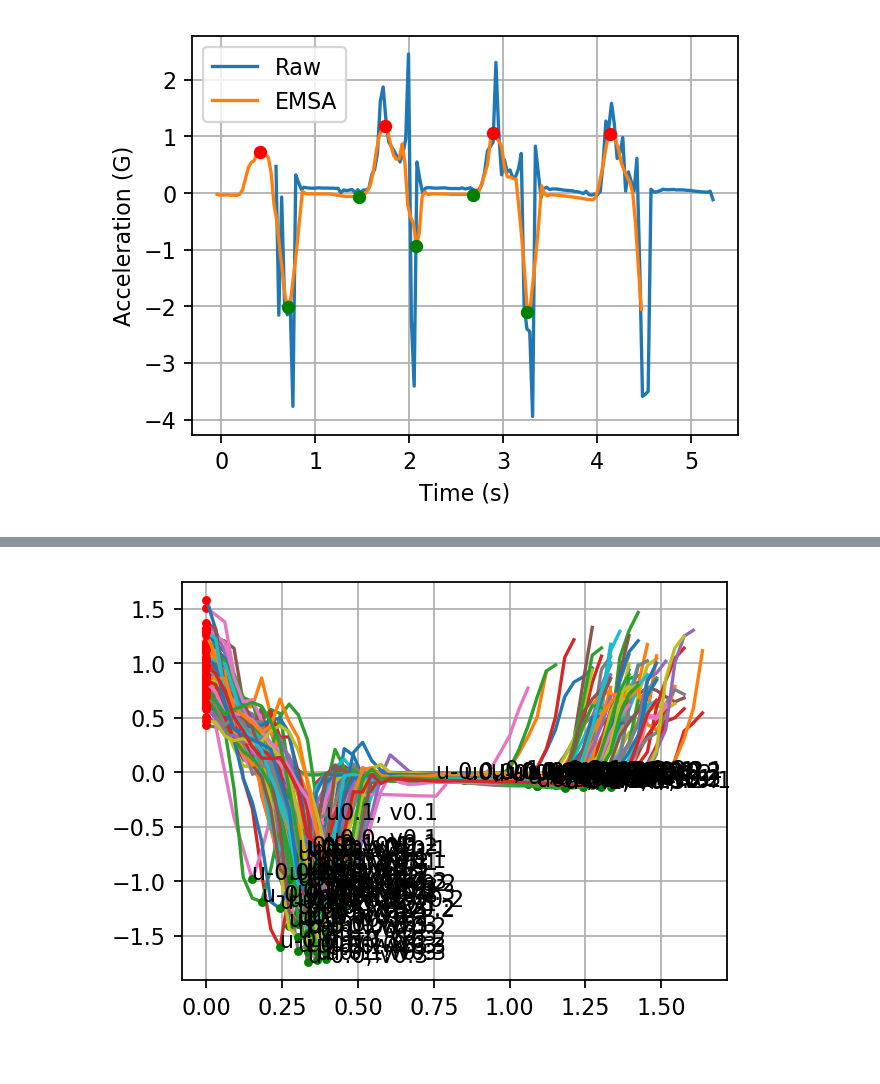
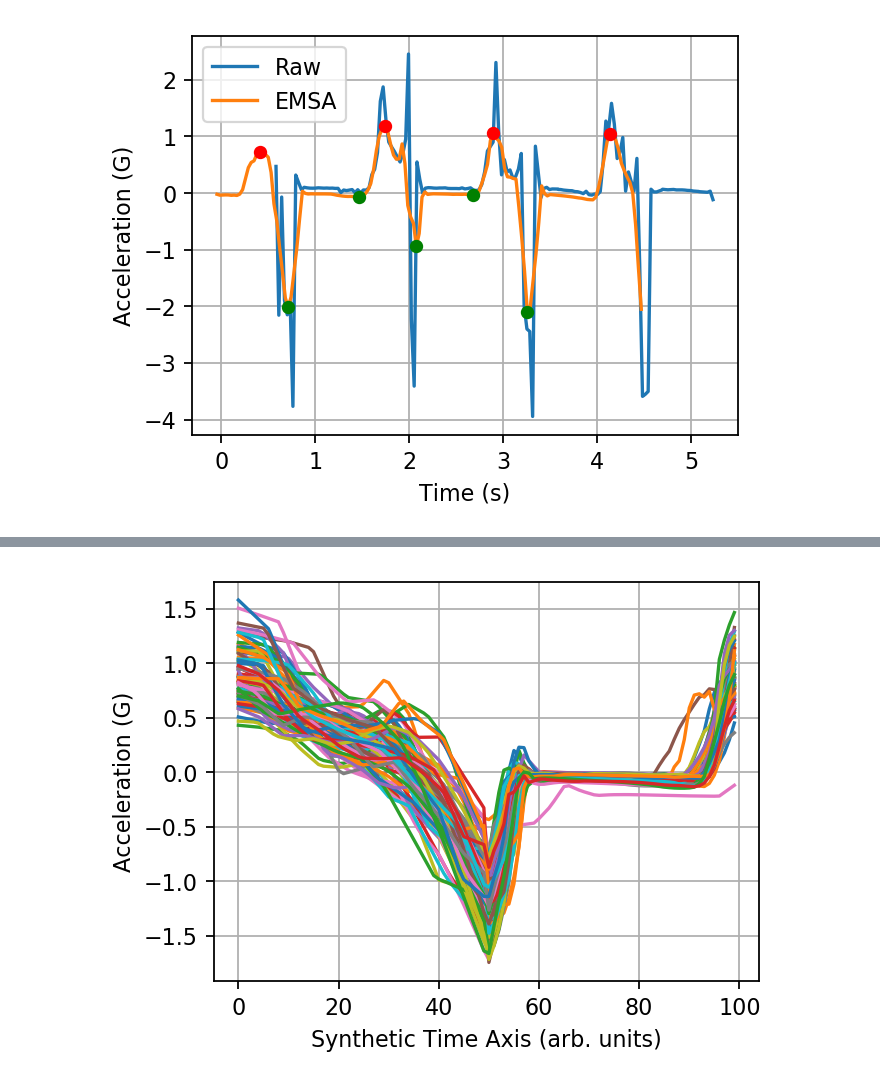
Before and after one commit to taoyilee/EMSA, a Jupyter notebook: EMSA_Axis0.ipynb, the cells around one changed output, grey strips where cells are left out. Cells and saved outputs as stored; diff of their text form; code cells hidden in the pictures.

```diff
--- a/EMSA_Axis0.ipynb
+++ b/EMSA_Axis0.ipynb
@@ -39,8 +35,8 @@ plt.grid()
 # %%
 plt.figure(figsize=(4*1.1, 3*1.1), dpi=160)
-
-for m in motifs:
-    m.plot()
+motifs.plot()
+plt.xlabel('Synthetic Time Axis (arb. units)')
+plt.ylabel('Acceleration (G)')
 plt.grid()
 # %% [output]
-[figure, old version]
+[figure, new version]
```
Also changed, not shown: parts of 3 cells of this notebook, 3 other files.
